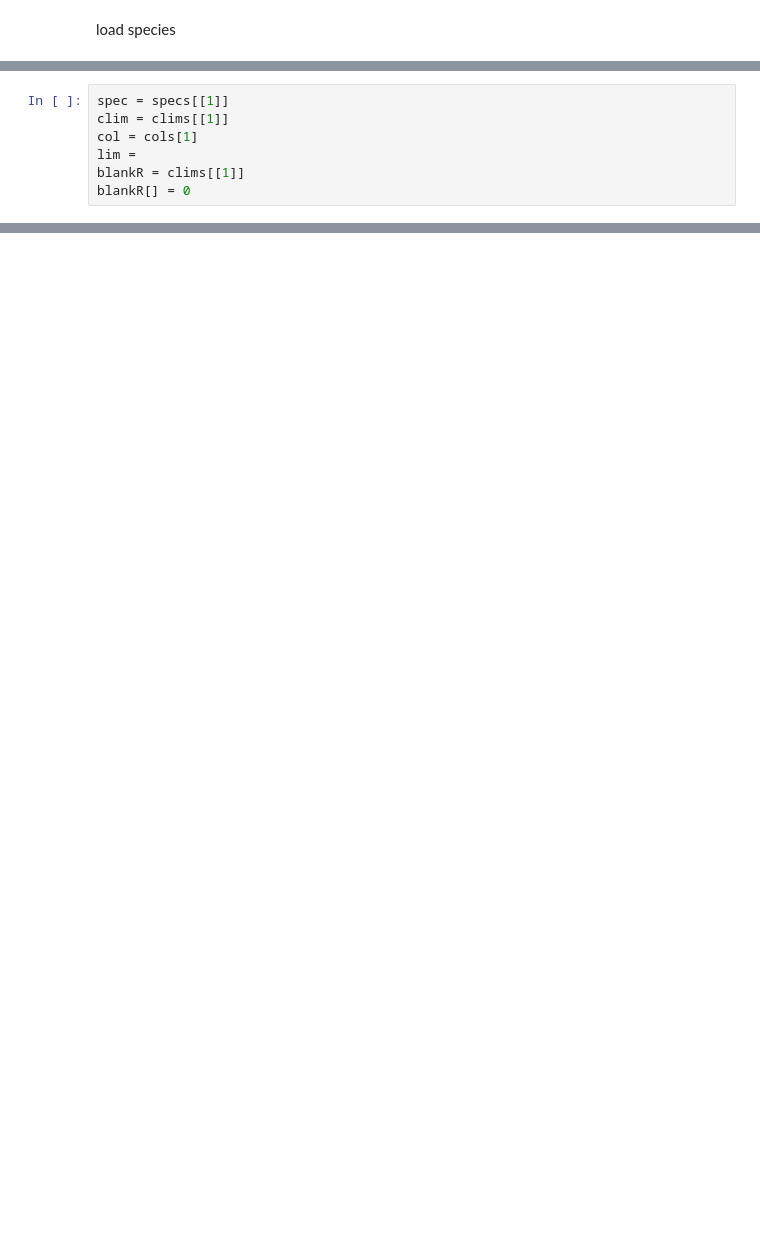
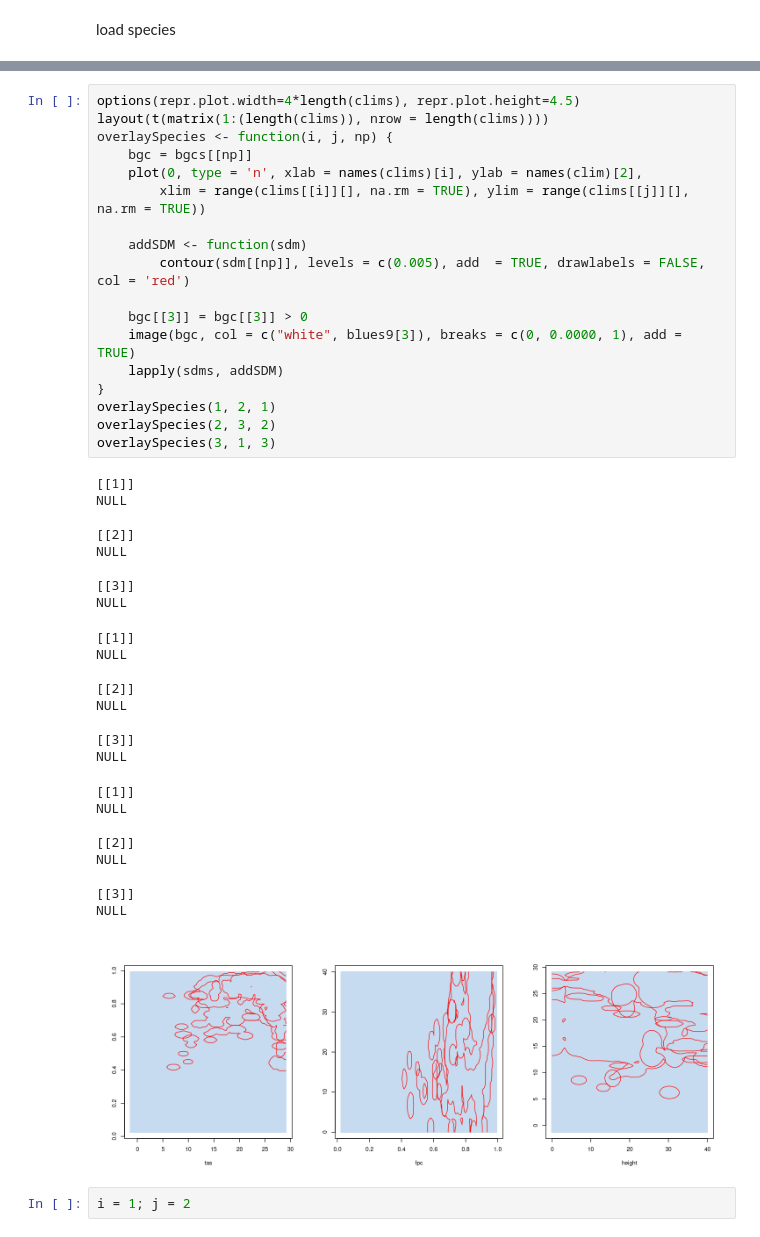
Before and after one commit to douglask3/LPX_equil, a Jupyter notebook: Untitled.ipynb, the cells around one changed output, grey strips where cells are left out. Saved outputs shown, nothing was run; the diff lists cells and outputs as text; blank space fills up the shorter version.

```diff
--- a/Untitled.ipynb
+++ b/Untitled.ipynb
@@ -149,7 +167,0 @@ NULL
-# %%
-spec = specs[[1]]
-clim = clims[[1]]
-col = cols[1]
-lim =
-blankR = clims[[1]]
-blankR[] = 0
@@ -196,0 +168,46 @@ Warning message in mapply(text.units, x = xx + 0.0667 * (length(e_lims) - 1), y
+# %%
+options(repr.plot.width=4*length(clims), repr.plot.height=4.5)
+layout(t(matrix(1:(length(clims)), nrow = length(clims))))
+overlaySpecies <- function(i, j, np) {
+    bgc = bgcs[[np]]
+    plot(0, type = 'n', xlab = names(clims)[i], ylab = names(clim)[2],
+        xlim = range(clims[[i]][], na.rm = TRUE), ylim = range(clims[[j]][], na.rm = TRUE))
+
+    addSDM <- function(sdm)
+        contour(sdm[[np]], levels = c(0.005), add  = TRUE, drawlabels = FALSE, col = 'red')
+
+    bgc[[3]] = bgc[[3]] > 0
+    image(bgc, col = c("white", blues9[3]), breaks = c(0, 0.0000, 1), add = TRUE)
+    lapply(sdms, addSDM)
+}
+overlaySpecies(1, 2, 1)
+overlaySpecies(2, 3, 2)
+overlaySpecies(3, 1, 3)
+# %% [output]
+[[1]]
+NULL
+
+[[2]]
+NULL
+
+[[3]]
+NULL
+[[1]]
+NULL
+
+[[2]]
+NULL
+
+[[3]]
+NULL
+[[1]]
+NULL
+
+[[2]]
+NULL
+
+[[3]]
+NULL
+[figure, added]
+# %%
+i = 1; j = 2
```
Also changed, not shown: parts of 13 cells of this notebook.
